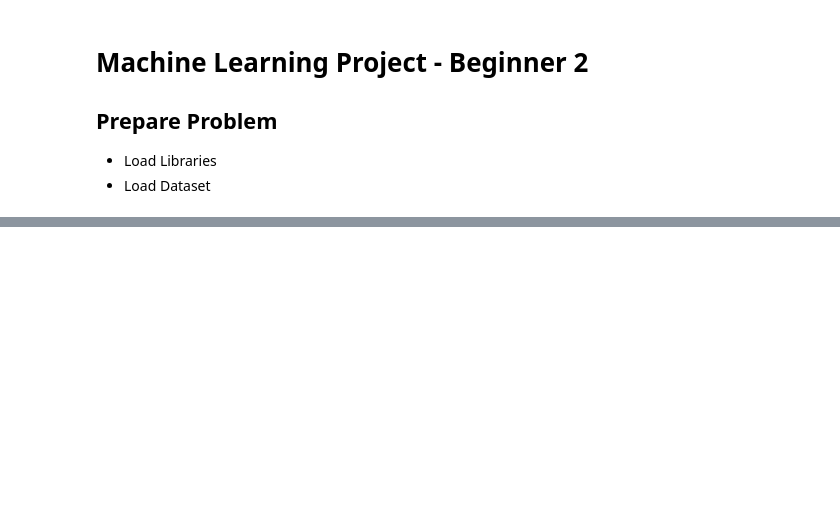
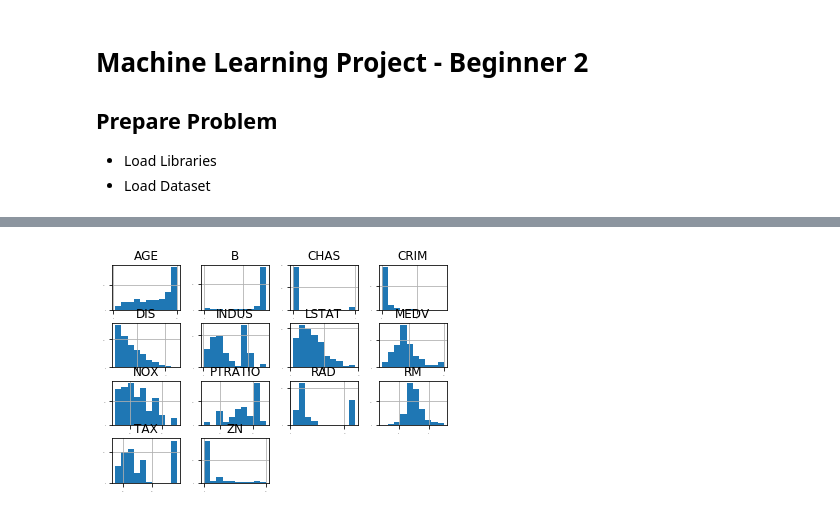
Before and after one commit to loganrane/MachineLearning101, a Jupyter notebook: ML Project End to End - Beginner - 2.ipynb, the cells around one changed output, grey strips where cells are left out. Drawn from its saved outputs; the diff is of its cells as text; code cells hidden in the pictures; blank space fills up the shorter version.

Commit message:
Visualization done

```diff
--- a/ML Project End to End - Beginner - 2.ipynb
+++ b/ML Project End to End - Beginner - 2.ipynb
@@ -31,4 +31,4 @@ from sklearn.metrics import mean_squared_error
 # Loading the dataset
 filename = './data/housing.csv'
 names = ['CRIM', 'ZN', 'INDUS', 'CHAS', 'NOX', 'RM', 'AGE', 'DIS', 'RAD', 'TAX', 'PTRATIO', 'B', 'LSTAT', 'MEDV']
-dataset = read_csv(filena)
+dataset = pd.read_csv(filename, delim_whitespace = True, names = names)
@@ -34,0 +129,6 @@ dataset = read_csv(filena)
+# %%
+# Histograms
+dataset.hist(sharex = False, sharey = False, xlabelsize = 1, ylabelsize = 1)
+plt.show()
+# %% [output]
+[figure, added]
```
Also changed, not shown: parts of 12 cells of this notebook.
